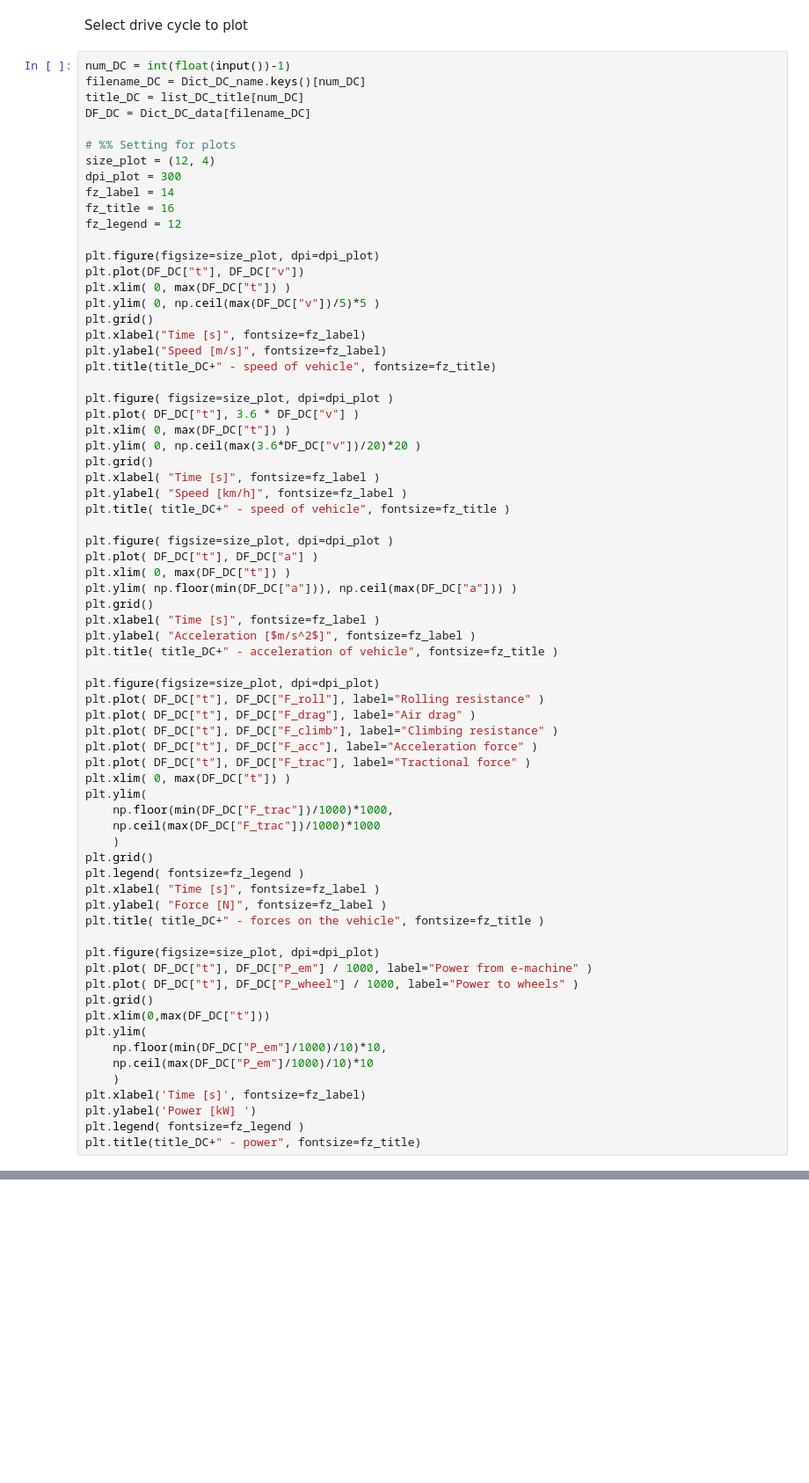
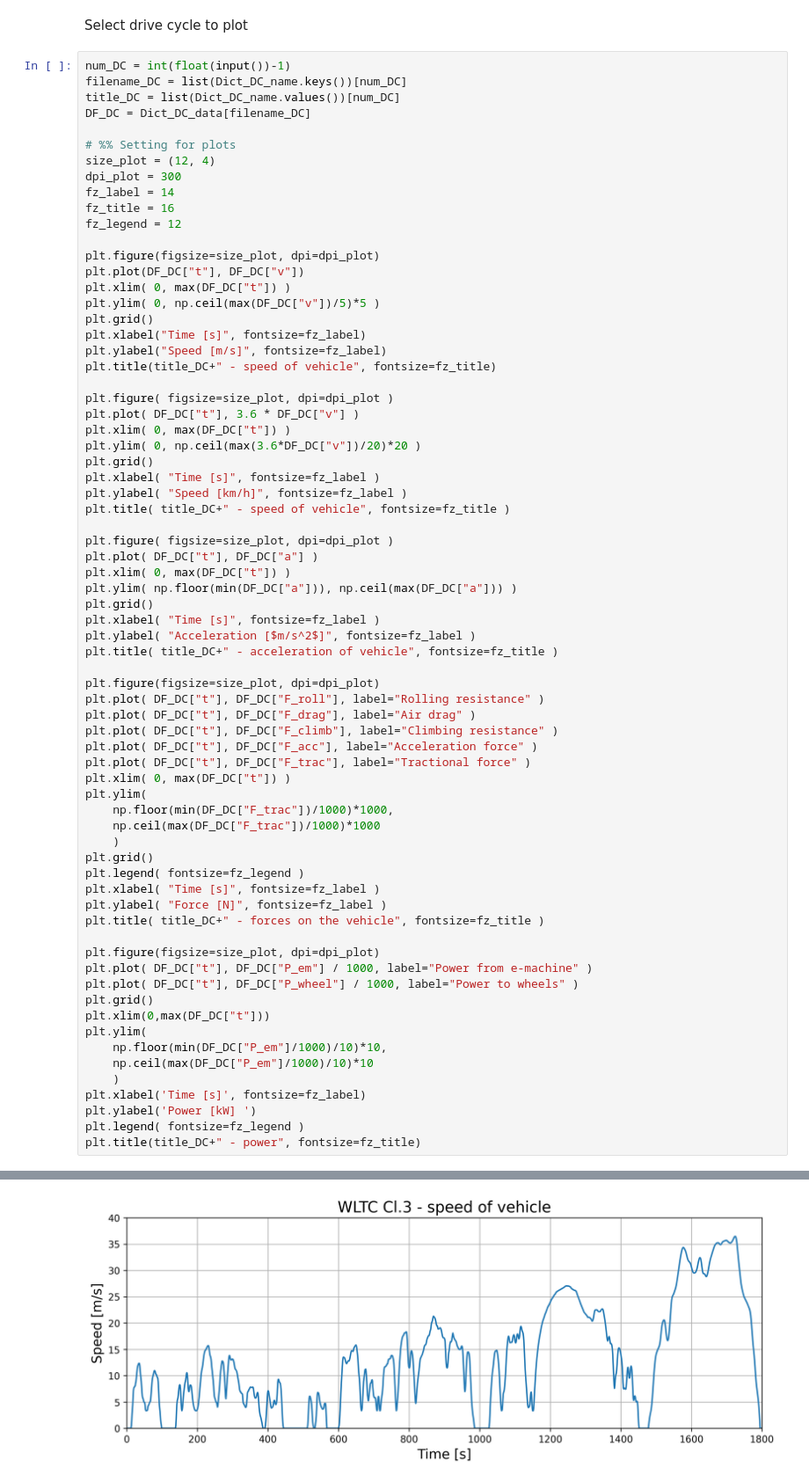
Before and after one commit to KTH-EPE/Electrical-machines-and-drives, a Jupyter notebook: e-machine KPI evaluation from vehicle requirement/calculate_acc_time_Morgan_Plus4.ipynb, the cells around one changed output, grey strips where cells are left out. Shown at 88% size. Cells and saved outputs as stored; diff of their text form; blank space fills up the shorter version.

```diff
--- a/e-machine KPI evaluation from vehicle requirement/calculate_acc_time_Morgan_Plus4.ipynb
+++ b/e-machine KPI evaluation from vehicle requirement/calculate_acc_time_Morgan_Plus4.ipynb
@@ -569,8 +569,8 @@ plt.show()
 Select drive cycle to plot
 # %%
 num_DC = int(float(input())-1)
-filename_DC = Dict_DC_name.keys()[num_DC]
-title_DC = list_DC_title[num_DC]
+filename_DC = list(Dict_DC_name.keys())[num_DC]
+title_DC = list(Dict_DC_name.values())[num_DC]
 DF_DC = Dict_DC_data[filename_DC]
 
 # %% Setting for plots
@@ -641,0 +642 @@ TypeError: 'dict_keys' object is not subscriptable
+[figure, added]
```
Also changed, not shown: parts of 3 cells of this notebook.
